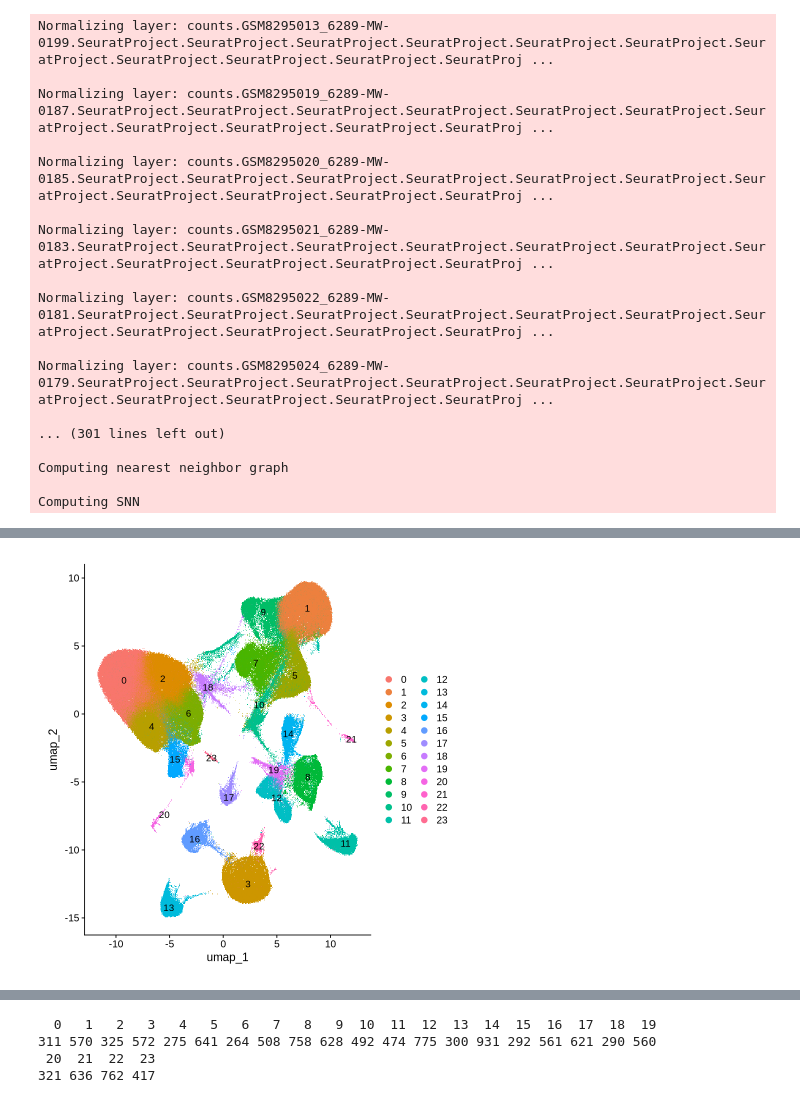
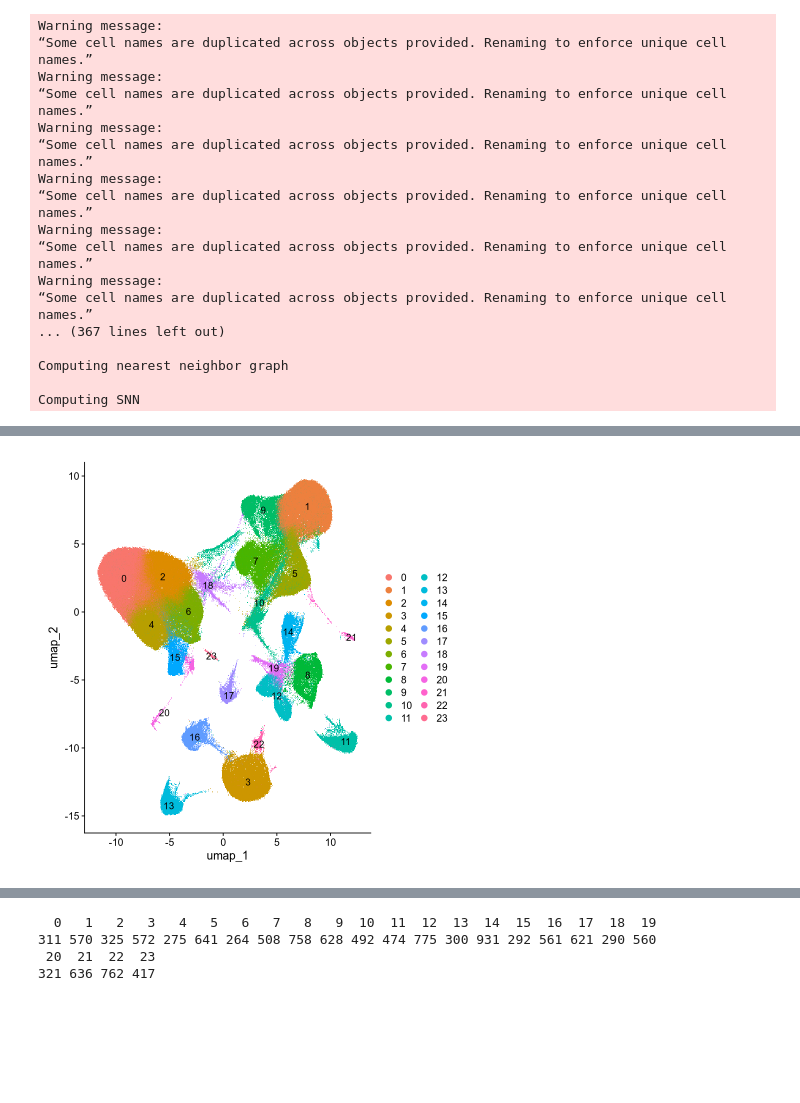
Before and after one commit to mlsanchez22/udec_alzheimer, a Jupyter notebook: sncell/code/02_expresion_diferencial_celulas.ipynb, the cells around one changed output, grey strips where cells are left out. Cells and saved outputs as stored; diff of their text form; code cells hidden in the pictures; blank space fills up the shorter version.

```diff
--- a/sncell/code/02_expresion_diferencial_celulas.ipynb
+++ b/sncell/code/02_expresion_diferencial_celulas.ipynb
@@ -9,12 +11,12 @@ library(viridis)
 # %%
-ruta <- "/home/mlopez/Desktop/alzheimer/scRNA/results/datos_filtrados"
-archivos <- list.files(ruta, pattern = "_seurat\\.rds$", full.names = TRUE)
+ruta <- "/home/nmedina/Nico/David/proteinas_T4/udec_alzheimer-main/sncell/results/datos_filtrados/"
+archivos <- list.files(ruta)
 
 # Cargar todos los Seurat objects en una lista
-seurat_list <- lapply(archivos, readRDS)
-names(seurat_list) <- gsub("_seurat.rds", "", basename(archivos))
+seurat_list <- lapply(paste(ruta, archivos,sep=""), readRDS)
+names(seurat_list) <- gsub("_seurat_filtered.rds", "", basename(archivos))
 # %%
-metadata <- read.csv("/home/mlopez/Desktop/alzheimer/scRNA/results/metadata_samples.csv", header = TRUE, stringsAsFactors = FALSE)
+metadata <- read.csv("/home/nmedina/Nico/David/proteinas_T4/udec_alzheimer-main/sncell/results/metadata_samples.csv", header = TRUE, stringsAsFactors = FALSE)
 # %%
 # B1 -> control o alzheimer preclínico (11 muestras)
 # B2 -> alzheimer temprano/moderado (5 muestras)
@@ -24,20 +26,21 @@ metadata <- read.csv("/home/mlopez/Desktop/alzheimer/scRNA/results/metadata_samp
 ### el tratamiento no mejoraŕia mucho su calidad de vida
 # %%
 metadata_fb1b2 <- metadata[metadata$group %in% c("B1", "B2"), ]
+# %%
+# GSMs que quiero (los de B1 y B2)
+gsm_b1b2 <- metadata_fb1b2$GSM
+
+# Extraer los GSM de cada archivo (vectorizado, no con sapply)
+gsm_from_archivos <- sub("^([^_]+)_.*$", "\\1", basename(archivos))
+
+# Crear índice lógico
+keep <- gsm_from_archivos %in% gsm_b1b2
+
+# Filtrar
+archivos_filtrados <- archivos[keep]
 # %%
-# 1️⃣ GSMs que quiero (los de B1 y B2)
-gsm_b1b2 <- metadata_fb1b2$GSM
-
-# 2️⃣ Archivos que correspondan solo a esos GSM
-archivos_filtrados <- archivos[
-  sapply(archivos, function(f) {
-    gsm_id <- sub("^([^_]+)_.*$", "\\1", basename(f))
-    gsm_id %in% gsm_b1b2
-  })
-]
-
-# 3️⃣ Ahora leer solo esos archivos
-seurat_list <- lapply(archivos_filtrados, function(f) {
+# Ahora leer solo esos archivos
+seurat_list <- lapply(paste(ruta, archivos_filtrados, sep=""), function(f) {
   obj <- readRDS(f)
   gsm_id <- sub("^([^_]+)_.*$", "\\1", basename(f))
   meta_fila <- metadata_fb1b2 %>% filter(GSM == gsm_id)
@@ -75,4 +57,7 @@ Warning message:
 # %%
+# Combinar todos los objetos Seurat
+combined <- Reduce(function(x, y) merge(x, y), seurat_list)
+
 #PCA
 combined <- NormalizeData(combined)
 combined <- FindVariableFeatures(combined)
@@ -82,21 +67,21 @@ combined <- FindNeighbors(combined, dims = 1:20)
 combined <- FindClusters(combined, resolution = 0.5)
 combined <- RunUMAP(combined, dims = 1:20)
 DimPlot(combined, reduction = "umap", label = TRUE)
-saveRDS(combined, file = "/home/mlopez/Desktop/alzheimer/scRNA/results/combined.rds")
+saveRDS(combined, file = "/home/nmedina/Nico/David/proteinas_T4/udec_alzheimer-main/sncell/results/combined.rds")
 # %% [output]
-Normalizing layer: counts.GSM8295013_6289-MW-0199.SeuratProject.SeuratProject.SeuratProject.SeuratProject.SeuratProject.SeuratProject.SeuratProject.SeuratProject.SeuratProject.SeuratProject.SeuratProj ...
-
-Normalizing layer: counts.GSM8295019_6289-MW-0187.SeuratProject.SeuratProject.SeuratProject.SeuratProject.SeuratProject.SeuratProject.SeuratProject.SeuratProject.SeuratProject.SeuratProject.SeuratProj ...
-
-Normalizing layer: counts.GSM8295020_6289-MW-0185.SeuratProject.SeuratProject.SeuratProject.SeuratProject.SeuratProject.SeuratProject.SeuratProject.SeuratProject.SeuratProject.SeuratProject.SeuratProj ...
-
-Normalizing layer: counts.GSM8295021_6289-MW-0183.SeuratProject.SeuratProject.SeuratProject.SeuratProject.SeuratProject.SeuratProject.SeuratProject.SeuratProject.SeuratProject.SeuratProject.SeuratProj ...
-
-Normalizing layer: counts.GSM8295022_6289-MW-0181.SeuratProject.SeuratProject.SeuratProject.SeuratProject.SeuratProject.SeuratProject.SeuratProject.SeuratProject.SeuratProject.SeuratProject.SeuratProj ...
-
-Normalizing layer: counts.GSM8295024_6289-MW-0179.SeuratProject.SeuratProject.SeuratProject.SeuratProject.SeuratProject.SeuratProject.SeuratProject.SeuratProject.SeuratProject.SeuratProject.SeuratProj ...
-
-... (301 lines left out)
+Warning message:
+“Some cell names are duplicated across objects provided. Renaming to enforce unique cell names.”
+Warning message:
+“Some cell names are duplicated across objects provided. Renaming to enforce unique cell names.”
+Warning message:
+“Some cell names are duplicated across objects provided. Renaming to enforce unique cell names.”
+Warning message:
+“Some cell names are duplicated across objects provided. Renaming to enforce unique cell names.”
+Warning message:
+“Some cell names are duplicated across objects provided. Renaming to enforce unique cell names.”
+Warning message:
+“Some cell names are duplicated across objects provided. Renaming to enforce unique cell names.”
+... (367 lines left out)
 
 Computing nearest neighbor graph
 
@@ -127,7 +112,7 @@ This message will be shown once per session”
 
 Rasterizing points since number of points exceeds 100,000.
 To disable this behavior set `raster=FALSE`
-[figure, old version]
+[figure, new version]
 # %%
 DimPlot(combined, reduction = "umap", group.by = "Patient_ID")
 DimPlot(combined, reduction = "umap", group.by = "tissue")
```
Also changed, not shown: parts of 6 cells of this notebook, 2 other files.
